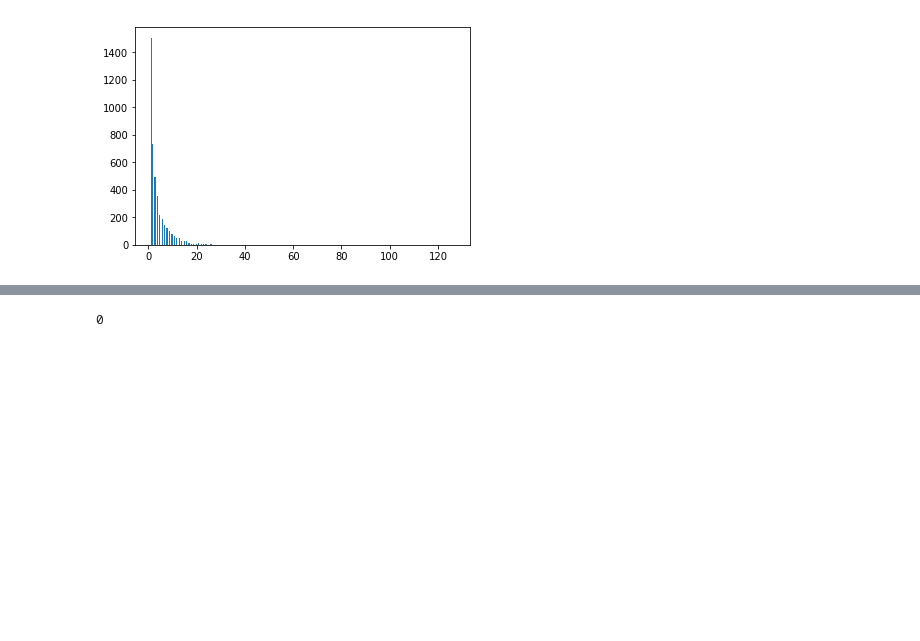
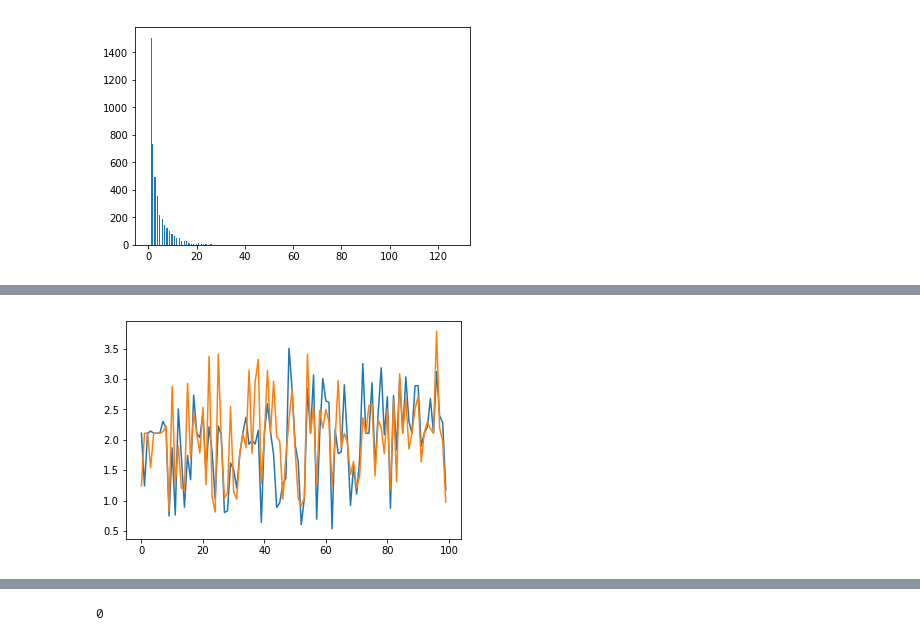
Before and after one commit to dkohlsdorf/wdp-ds, a Jupyter notebook: scripts/AgglomerativeClusteringDTW.ipynb, the cells around one changed output, grey strips where cells are left out. Saved outputs shown, nothing was run; the diff lists cells and outputs as text; code cells hidden in the pictures; blank space fills up the shorter version.

```diff
--- a/scripts/AgglomerativeClusteringDTW.ipynb
+++ b/scripts/AgglomerativeClusteringDTW.ipynb
@@ -293,5 +314,11 @@ plt.show()
 1.1079782313770719
 [figure]
+# %%
+plt.plot(distances[0][0:100])
+plt.plot(distances[1][0:100])
+plt.show()
+# %% [output]
+[figure, added]
 # %%
 pickle.dump(distances, open( "distances_normal.p", "wb" ) )
 # %%
```
Also changed, not shown: parts of 6 cells of this notebook, 5 other files.
